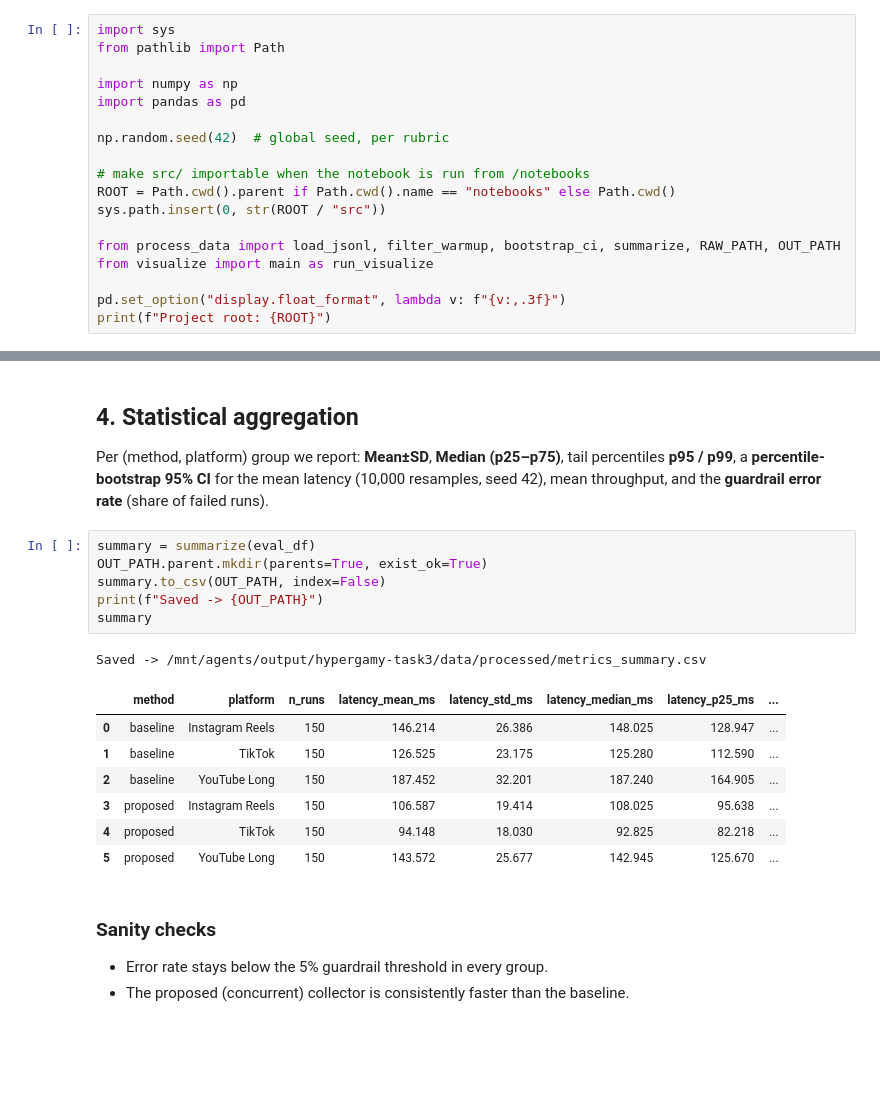
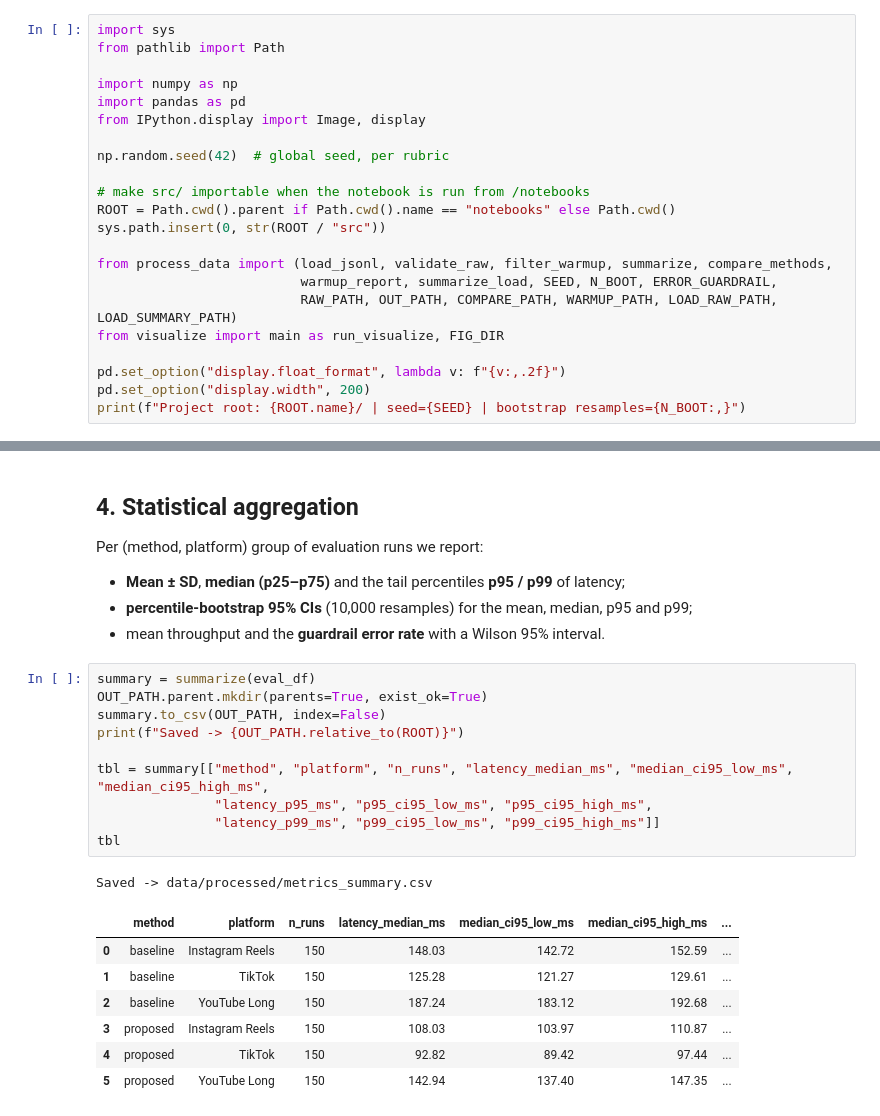
Before and after one commit to yertisydyrys-jpg/hypergamy-engagement, a Jupyter notebook: notebooks/01_data_analysis.ipynb, the cells around one changed output, grey strips where cells are left out. Saved outputs shown, nothing was run; the diff lists cells and outputs as text; blank space fills up the shorter version.

Commit message:
Step 3: rebuild notebook (validation, warm-up report, CIs, method comparison, load sweep, inline figures, reproducibility check); executed top-to-bottom

```diff
--- a/notebooks/01_data_analysis.ipynb
+++ b/notebooks/01_data_analysis.ipynb
@@ -25,6 +26,7 @@ from pathlib import Path
 
 import numpy as np
 import pandas as pd
+from IPython.display import Image, display
 
 np.random.seed(42)  # global seed, per rubric
 
@@ -32,9 +34,12 @@ np.random.seed(42)  # global seed, per rubric
 ROOT = Path.cwd().parent if Path.cwd().name == "notebooks" else Path.cwd()
 sys.path.insert(0, str(ROOT / "src"))
 
-from process_data import load_jsonl, filter_warmup, bootstrap_ci, summarize, RAW_PATH, OUT_PATH
-from visualize import main as run_visualize
+from process_data import (load_jsonl, validate_raw, filter_warmup, summarize, compare_methods,
+                          warmup_report, summarize_load, SEED, N_BOOT, ERROR_GUARDRAIL,
+                          RAW_PATH, OUT_PATH, COMPARE_PATH, WARMUP_PATH, LOAD_RAW_PATH, LOAD_SUMMARY_PATH)
+from visualize import main as run_visualize, FIG_DIR
 
-pd.set_option("display.float_format", lambda v: f"{v:,.3f}")
-print(f"Project root: {ROOT}")
+pd.set_option("display.float_format", lambda v: f"{v:,.2f}")
+pd.set_option("display.width", 200)
+print(f"Project root: {ROOT.name}/ | seed={SEED} | bootstrap resamples={N_BOOT:,}")
 # %% [output]
@@ -80,27 +90,27 @@ Eval latency:     mean=134.1 ms (analyzed)
 # %% [markdown]
 ## 4. Statistical aggregation
 
-Per (method, platform) group we report: **Mean±SD**, **Median (p25–p75)**,
-tail percentiles **p95 / p99**, a **percentile-bootstrap 95% CI** for the mean
-latency (10,000 resamples, seed 42), mean throughput, and the **guardrail error
-rate** (share of failed runs).
+Per (method, platform) group of evaluation runs we report:
+
+- **Mean ± SD**, **median (p25–p75)** and the tail percentiles **p95 / p99** of latency;
+- **percentile-bootstrap 95% CIs** (10,000 resamples) for the mean, median, p95 and p99;
+- mean throughput and the **guardrail error rate** with a Wilson 95% interval.
 # %%
 summary = summarize(eval_df)
 OUT_PATH.parent.mkdir(parents=True, exist_ok=True)
 summary.to_csv(OUT_PATH, index=False)
-print(f"Saved -> {OUT_PATH}")
-summary
+print(f"Saved -> {OUT_PATH.relative_to(ROOT)}")
+
+tbl = summary[["method", "platform", "n_runs", "latency_median_ms", "median_ci95_low_ms", "median_ci95_high_ms",
+               "latency_p95_ms", "p95_ci95_low_ms", "p95_ci95_high_ms",
+               "latency_p99_ms", "p99_ci95_low_ms", "p99_ci95_high_ms"]]
+tbl
 # %% [output]
-Saved -> /mnt/agents/output/hypergamy-task3/data/processed/metrics_summary.csv
+Saved -> data/processed/metrics_summary.csv
-|  | method | platform | n_runs | latency_mean_ms | latency_std_ms | latency_median_ms | latency_p25_ms | ... |
-| 0 | baseline | Instagram Reels | 150 | 146.214 | 26.386 | 148.025 | 128.947 | ... |
-| 1 | baseline | TikTok | 150 | 126.525 | 23.175 | 125.280 | 112.590 | ... |
-| 2 | baseline | YouTube Long | 150 | 187.452 | 32.201 | 187.240 | 164.905 | ... |
-| 3 | proposed | Instagram Reels | 150 | 106.587 | 19.414 | 108.025 | 95.638 | ... |
-| 4 | proposed | TikTok | 150 | 94.148 | 18.030 | 92.825 | 82.218 | ... |
-| 5 | proposed | YouTube Long | 150 | 143.572 | 25.677 | 142.945 | 125.670 | ... |
+|  | method | platform | n_runs | latency_median_ms | median_ci95_low_ms | median_ci95_high_ms | ... |
+| 0 | baseline | Instagram Reels | 150 | 148.03 | 142.72 | 152.59 | ... |
+| 1 | baseline | TikTok | 150 | 125.28 | 121.27 | 129.61 | ... |
+| 2 | baseline | YouTube Long | 150 | 187.24 | 183.12 | 192.68 | ... |
+| 3 | proposed | Instagram Reels | 150 | 108.03 | 103.97 | 110.87 | ... |
+| 4 | proposed | TikTok | 150 | 92.82 | 89.42 | 97.44 | ... |
+| 5 | proposed | YouTube Long | 150 | 142.94 | 137.40 | 147.35 | ... |
-# %% [markdown]
-### Sanity checks
-
-- Error rate stays below the 5% guardrail threshold in every group.
-- The proposed (concurrent) collector is consistently faster than the baseline.
```
Also changed, not shown: parts of 24 cells of this notebook, 2 other files.
